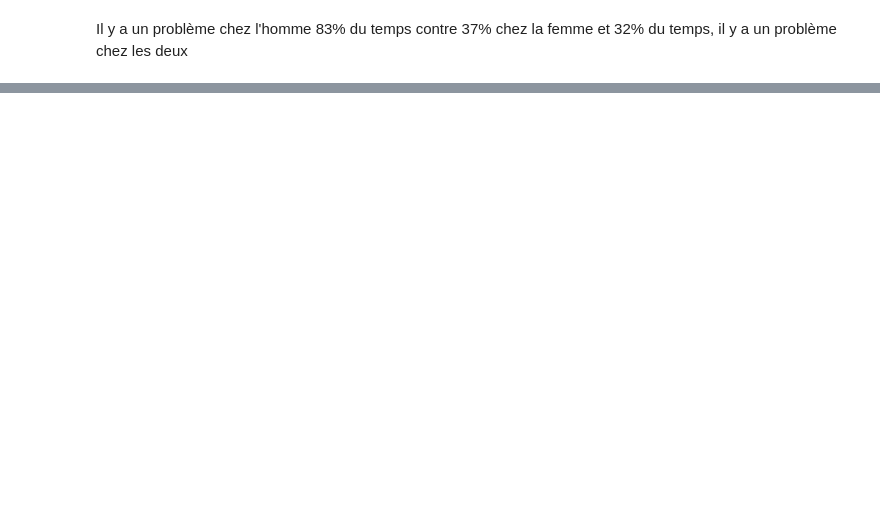
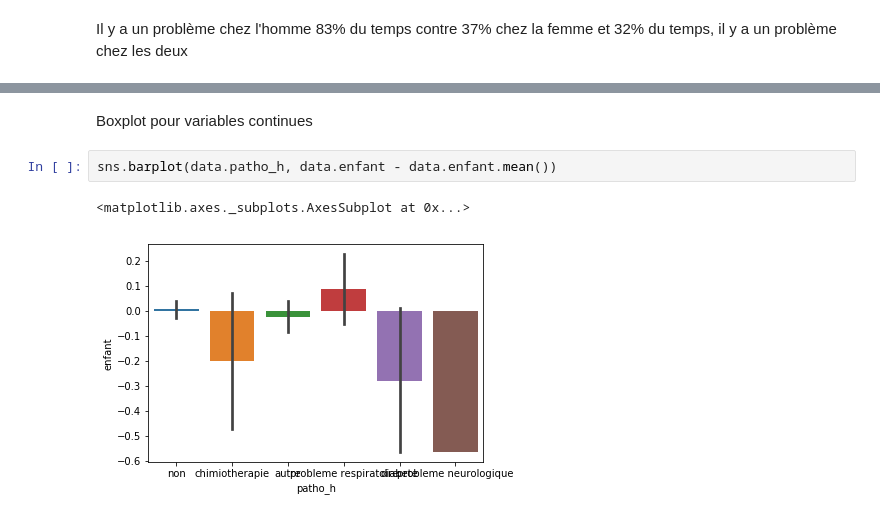
Before and after one commit to AmiraAyadi/Statistique_Sante, a Jupyter notebook: Description_pop.ipynb, the cells around one changed output, grey strips where cells are left out. Saved outputs shown, nothing was run; the diff lists cells and outputs as text; blank space fills up the shorter version.

```diff
--- a/Description_pop.ipynb
+++ b/Description_pop.ipynb
@@ -371,0 +362,7 @@ Il y a un problème chez l'homme 83% du temps contre 37% chez la femme et 32% du
+# %% [markdown]
+Boxplot pour variables continues
+# %%
+sns.barplot(data.patho_h, data.enfant - data.enfant.mean())
+# %% [output]
+<matplotlib.axes._subplots.AxesSubplot at 0x...>
+[figure, added]
```
Also changed, not shown: parts of 28 cells of this notebook.
